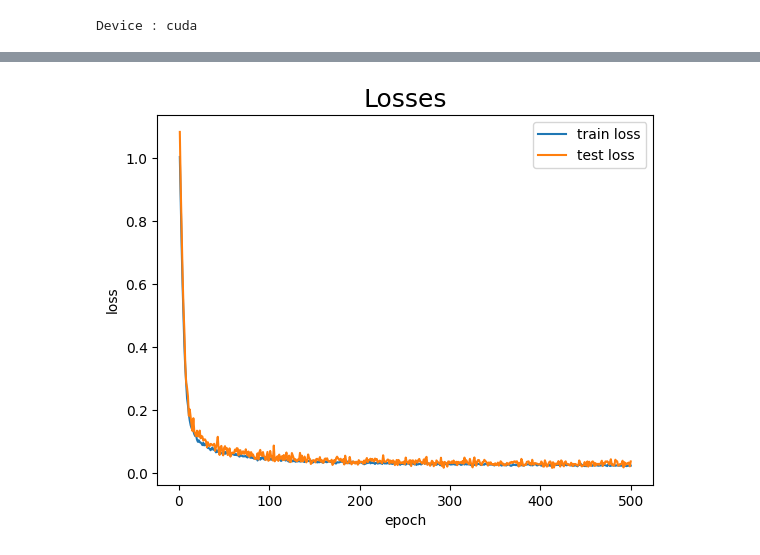
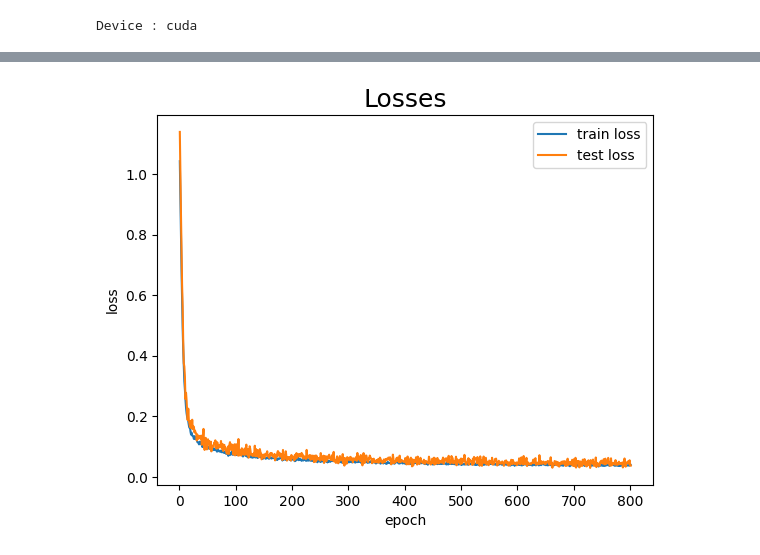
Before and after one commit to PaulPannetier/FaceGenerator, a Jupyter notebook: main.ipynb, the cells around one changed output, grey strips where cells are left out. Cells and saved outputs as stored; diff of their text form; code cells hidden in the pictures.

```diff
--- a/main.ipynb
+++ b/main.ipynb
@@ -46,8 +51,11 @@ def plot_dataset_image(nb_image:int) -> None:
 
 #plot_dataset_image(1)
 # %%
+class BetaSchedulerType(Enum):
+    linear = 1
+    cosine = 2
+
 class UNetSetting:
-
     def __init__(self, in_channels:int=3, base_channels:int=64, time_emb_dim:int=256) -> None:
         self.in_channels:int = in_channels
         self.base_channels:int = base_channels
@@ -61,10 +69,11 @@ beta_scheduler_start:float = 1e-4
 beta_scheduler_end:float = 0.02
 
 #training params
-#constant
 in_channels:int = 3
 base_channels:int = 64
-unet_setting = UNetSetting(in_channels, base_channels, 256)
+time_emb_dim:int = 256
+unet_setting = UNetSetting(in_channels, base_channels, time_emb_dim)
+beta_schedule_type:BetaSchedulerType = BetaSchedulerType.linear
 batch_size:int = 48
 timestep:int = 1000
 ema_decay:float = 0.999 # might use 0.9999
@@ -442,22 +470,22 @@ train_result:TrainResult = train_denoiser(denoiser, ema)
 # %%
 def show_training_result(train_result:TrainResult) -> None:
     assert len(train_result.test_losses) == len(train_result.test_losses)
     X:list[float] = [float(i) for i in range(1, len(train_result.test_losses) + 1)]
     plt.plot(X, train_result.train_losses, label='train loss')
     plt.plot(X, train_result.test_losses, label='test loss')
     plt.title("Losses", fontsize=18)
     plt.xlabel("epoch")
     plt.ylabel("loss")
     plt.legend()
     plt.show()
 
-train_res_path:str = f"./Models/train_result_epoch{499}.txt"
+train_res_path:str = f"./Models/train_result_epoch{799}.txt"
 file = open(train_res_path, "r")
 train_result:TrainResult = TrainResult.from_json(file.read())
 file.close()
 show_training_result(train_result)
 # %% [output]
-[figure, old version]
+[figure, new version]
 # %%
 def test_model(diffusion_model:DiffusionModel, test_size:int) -> None:
     with torch.no_grad():
```
Also changed, not shown: parts of 6 cells of this notebook, 1 other file.
